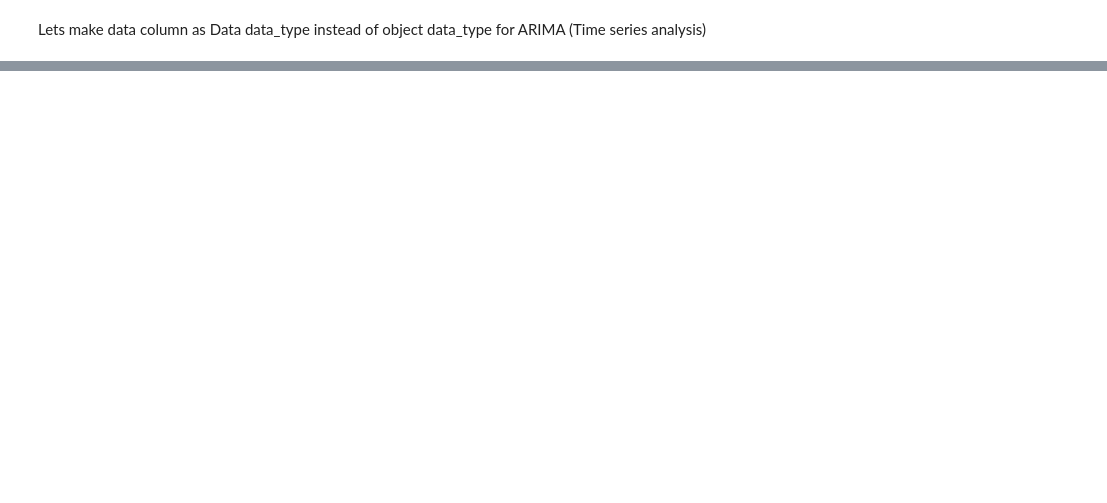
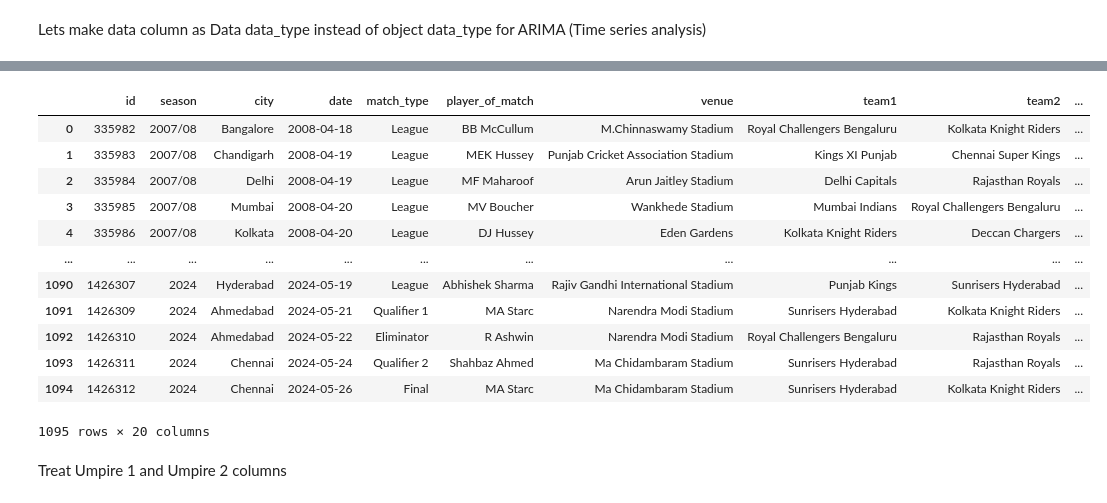
Before and after one commit to Maddox24425/Summer-Training, a Jupyter notebook: Day_12/Day_12.ipynb, the cells around one changed output, grey strips where cells are left out. Cells and saved outputs as stored; diff of their text form; code cells hidden in the pictures; blank space fills up the shorter version.

```diff
--- a/Day_12/Day_12.ipynb
+++ b/Day_12/Day_12.ipynb
@@ -171,0 +470,14 @@ plt.show
+# %%
+team_names={'Delhi Daredevils':'Delhi Capitals',
+            'Rising Pune Supergiant':'Rising Pune Supergiants',
+            'Royal Challengers Bangalore':'Royal Challengers Bengaluru',
+            'Pune Warriors':'Rising Pune Supergiants'
+            }
+warnings.filterwarnings("ignore")
+df_matches['team1'].replace(team_names,inplace=True)
+df_matches['team2'].replace(team_names,inplace=True)
+df_matches['winner'].replace(team_names,inplace=True)
+df_matches['toss_winner']=df_matches['toss_winner'].replace(team_names)
+# df_matches[['team1','team2']].replace(team_names,inplace=True)
+print('Done')
+display(df_matches[['team1','team2']].value_counts())
@@ -171,0 +499,18 @@ plt.show
+# %%
+display(df_matches)
+# %% [output]
+|  | id | season | city | date | match_type | player_of_match | venue | team1 | team2 | ... |
+| 0 | 335982 | 2007/08 | Bangalore | 2008-04-18 | League | BB McCullum | M.Chinnaswamy Stadium | Royal Challengers Bengaluru | Kolkata Knight Riders | ... |
+| 1 | 335983 | 2007/08 | Chandigarh | 2008-04-19 | League | MEK Hussey | Punjab Cricket Association Stadium | Kings XI Punjab | Chennai Super Kings | ... |
+| 2 | 335984 | 2007/08 | Delhi | 2008-04-19 | League | MF Maharoof | Arun Jaitley Stadium | Delhi Capitals | Rajasthan Royals | ... |
+| 3 | 335985 | 2007/08 | Mumbai | 2008-04-20 | League | MV Boucher | Wankhede Stadium | Mumbai Indians | Royal Challengers Bengaluru | ... |
+| 4 | 335986 | 2007/08 | Kolkata | 2008-04-20 | League | DJ Hussey | Eden Gardens | Kolkata Knight Riders | Deccan Chargers | ... |
+| ... | ... | ... | ... | ... | ... | ... | ... | ... | ... | ... |
+| 1090 | 1426307 | 2024 | Hyderabad | 2024-05-19 | League | Abhishek Sharma | Rajiv Gandhi International Stadium | Punjab Kings | Sunrisers Hyderabad | ... |
+| 1091 | 1426309 | 2024 | Ahmedabad | 2024-05-21 | Qualifier 1 | MA Starc | Narendra Modi Stadium | Sunrisers Hyderabad | Kolkata Knight Riders | ... |
+| 1092 | 1426310 | 2024 | Ahmedabad | 2024-05-22 | Eliminator | R Ashwin | Narendra Modi Stadium | Royal Challengers Bengaluru | Rajasthan Royals | ... |
+| 1093 | 1426311 | 2024 | Chennai | 2024-05-24 | Qualifier 2 | Shahbaz Ahmed | Ma Chidambaram Stadium | Sunrisers Hyderabad | Rajasthan Royals | ... |
+| 1094 | 1426312 | 2024 | Chennai | 2024-05-26 | Final | MA Starc | Ma Chidambaram Stadium | Sunrisers Hyderabad | Kolkata Knight Riders | ... |
+1095 rows × 20 columns
+# %% [markdown]
+Treat Umpire 1 and Umpire 2 columns
```
Also changed, not shown: parts of 36 cells of this notebook.
